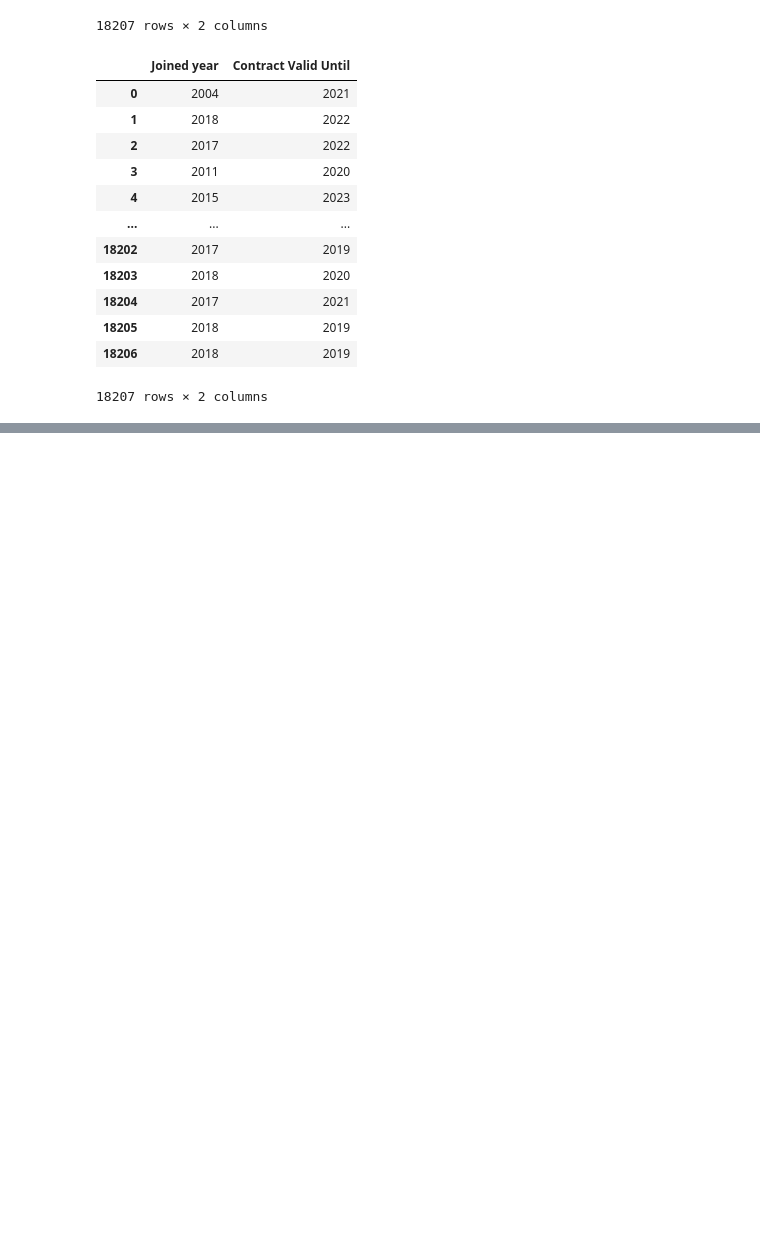
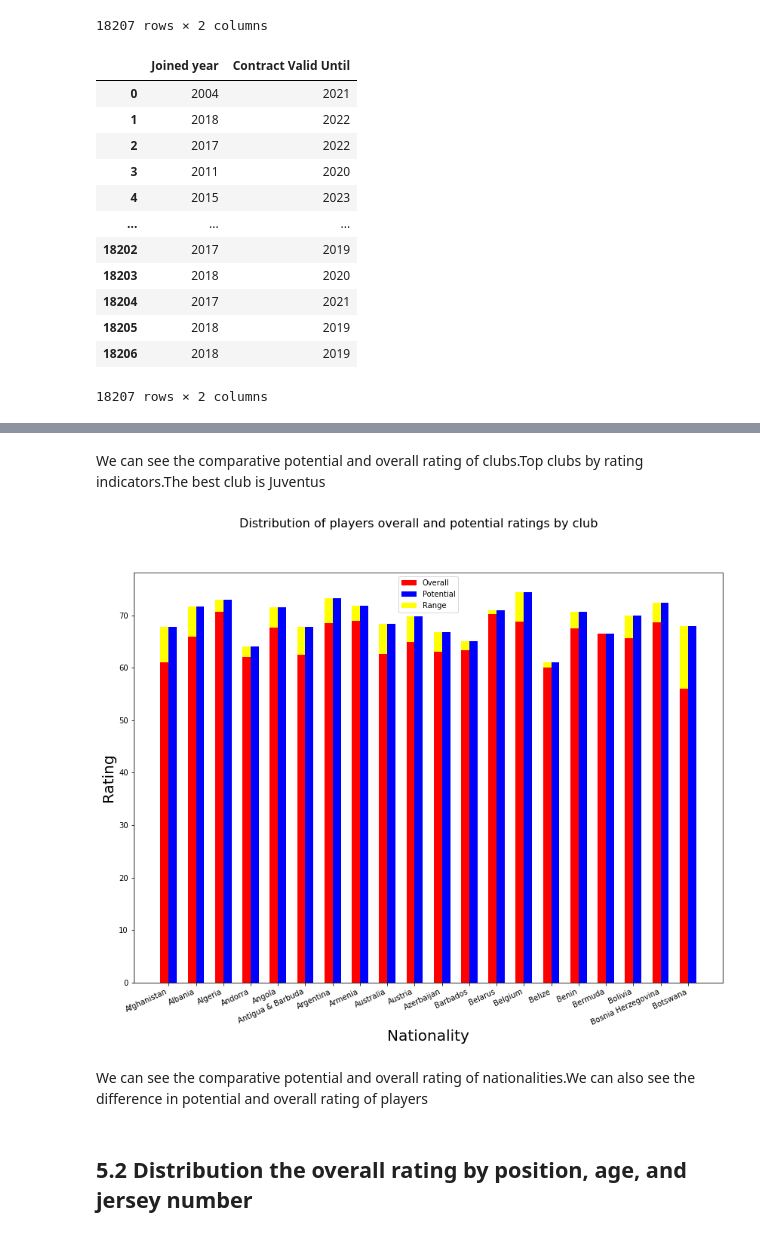
Before and after one commit to Sarvarbek019/FIFA-2019, a Jupyter notebook: FIFA 2019.ipynb, the cells around one changed output, grey strips where cells are left out. Drawn from its saved outputs; the diff is of its cells as text; code cells hidden in the pictures; blank space fills up the shorter version.

```diff
--- a/FIFA 2019.ipynb
+++ b/FIFA 2019.ipynb
@@ -283,0 +410,3 @@ reader[['Joined year','Contract Valid Until']]
+# %%
+df1=reader[["Overall","Nationality"]]
+df1
@@ -283,0 +427,3 @@ reader[['Joined year','Contract Valid Until']]
+# %%
+df1_groupped=df1.groupby(["Nationality"],as_index = False).mean()
+df1_groupped.head()
@@ -283,0 +437,4 @@ reader[['Joined year','Contract Valid Until']]
+# %%
+df2=reader[['Potential','Nationality']]
+df2_groupped=df2.groupby(["Nationality"],as_index = False).mean()
+df2_groupped.head()
@@ -283,0 +495,23 @@ reader[['Joined year','Contract Valid Until']]
+# %% [markdown]
+We can see the сomparative potential and overall rating of clubs.Top clubs by rating indicators.The best club is Juventus
+# %%
+fig, ax = plt.subplots(figsize=(14,10))
+plt.suptitle('Distribution of players overall and potential ratings by club' ,size=16)
+width = 0.3
+rects1 = ax.bar(x - width/2, df1_groupped['Overall'][:20], width, label='Overall',color='r')
+rects2 = ax.bar(x + width/2, df2_groupped['Potential'][:20], width,label='Potential',color='b')
+rects3 = ax.bar(x - width/2, df2_groupped['Potential'][:20]-df1_groupped['Overall'][:20], width,bottom=df1_groupped['Overall'][:20],label='Range',color='yellow')
+ax.set_ylabel('Rating',size=20,color='black')
+ax.set_xlabel('Nationality',size=20,color='black')
+ax.set_xticklabels(df1_groupped['Nationality'])
+ax.set_xticks(x)
+plt.setp(ax.get_xticklabels(), rotation=25, horizontalalignment='right')
+ax.legend()
+
+plt.show()
+# %% [output]
+[figure, added]
+# %% [markdown]
+We can see the сomparative potential and overall rating of nationalities.We can also see the difference in potential and overall rating of players
+# %% [markdown]
+## 5.2 Distribution the overall rating by position, age, and jersey number
```
Also changed, not shown: parts of 64 cells of this notebook.
